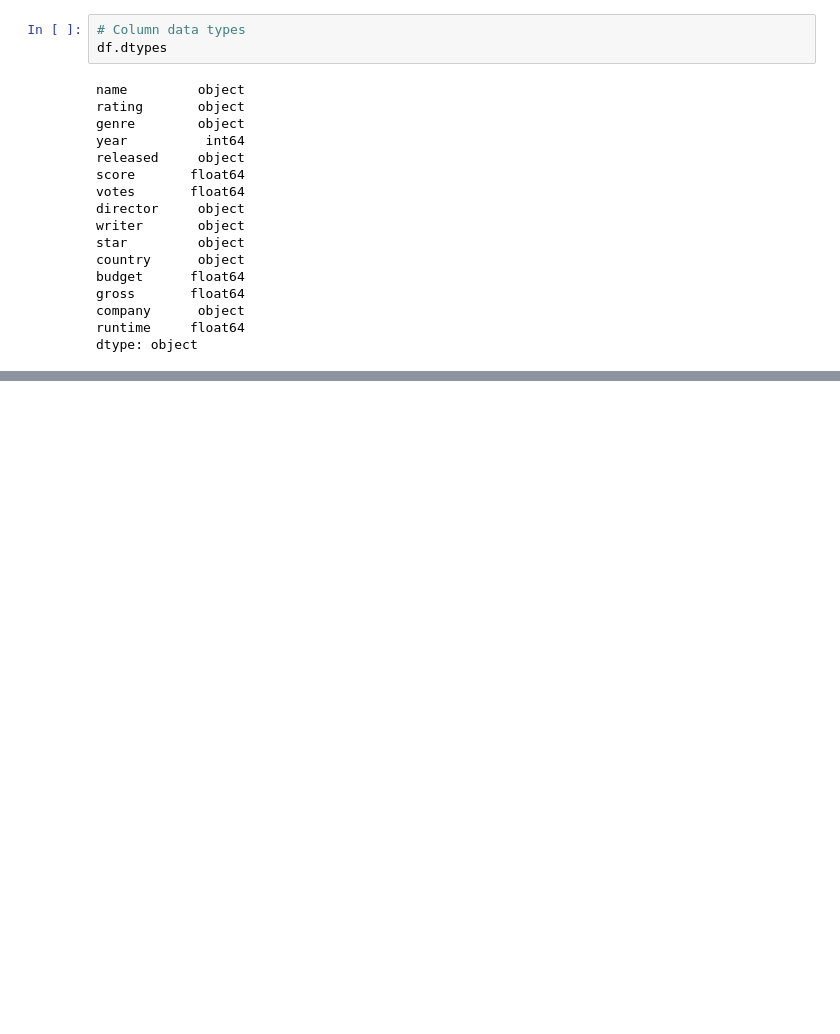
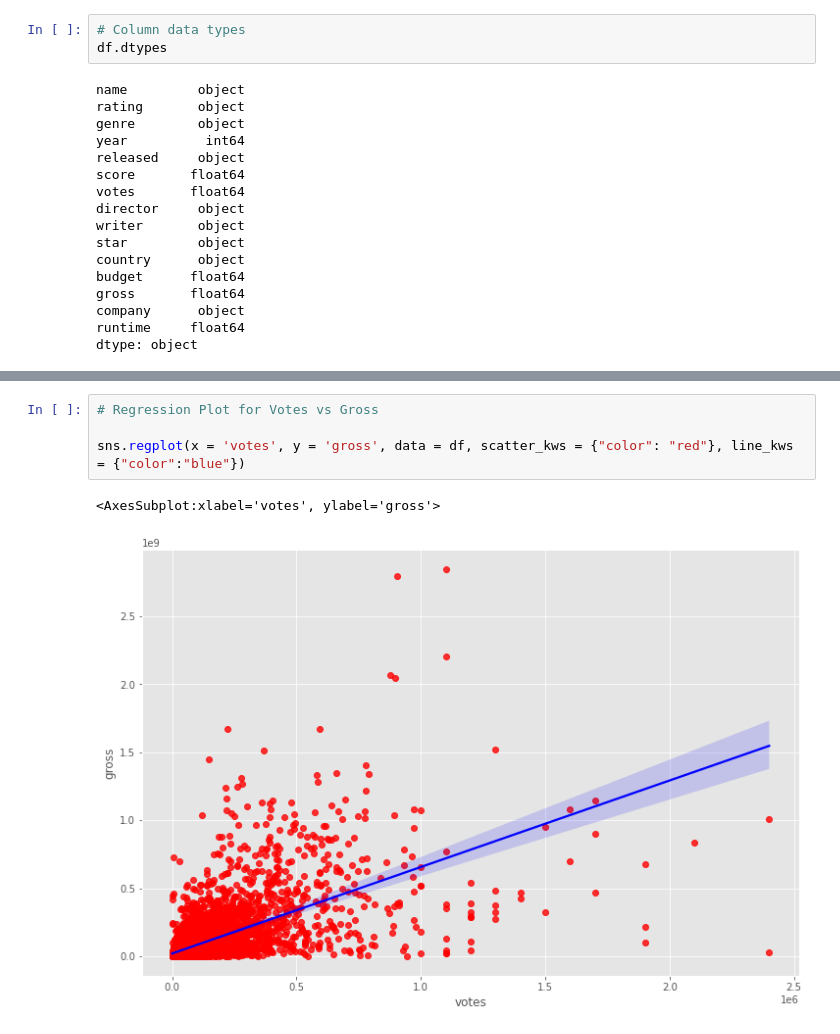
Before and after one commit to nicolechua1/data_analysis_portfolio, a Jupyter notebook: correlation_analysis/movie_analysis.ipynb, the cells around one changed output, grey strips where cells are left out. Drawn from its saved outputs; the diff is of its cells as text; blank space fills up the shorter version.

```diff
--- a/correlation_analysis/movie_analysis.ipynb
+++ b/correlation_analysis/movie_analysis.ipynb
@@ -88,0 +141,7 @@ Name: budget, Length: 7668, dtype: float64
+# %%
+# Regression Plot for Votes vs Gross
+
+sns.regplot(x = 'votes', y = 'gross', data = df, scatter_kws = {"color": "red"}, line_kws = {"color":"blue"})
+# %% [output]
+<AxesSubplot:xlabel='votes', ylabel='gross'>
+[figure, added]
```
Also changed, not shown: parts of 12 cells of this notebook.
